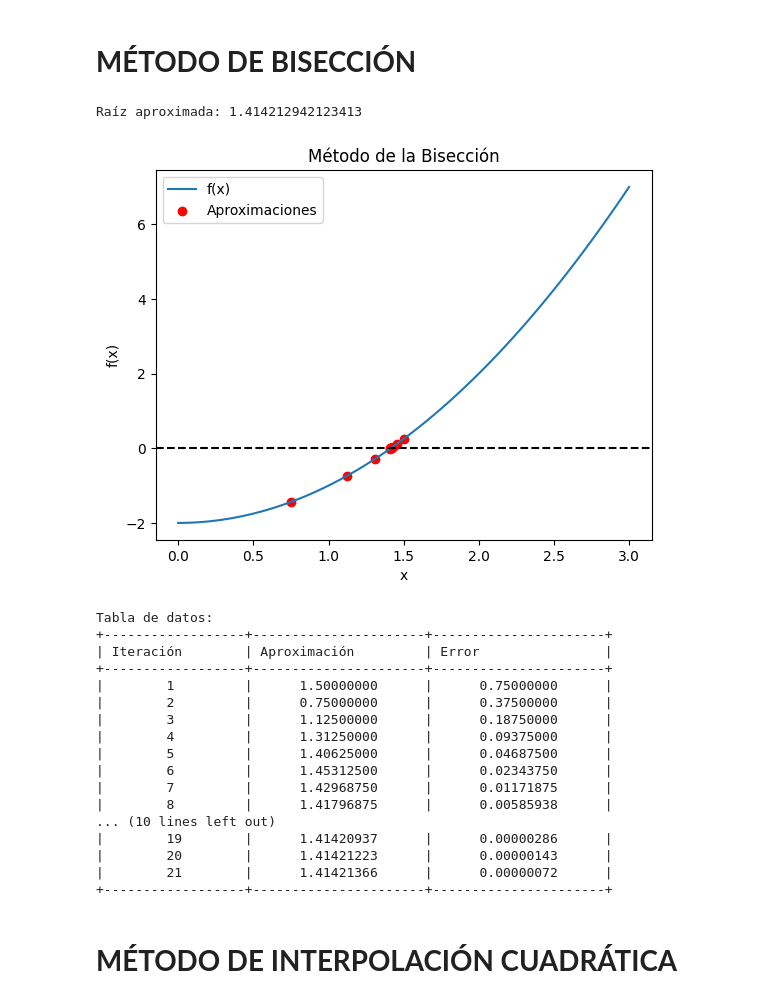
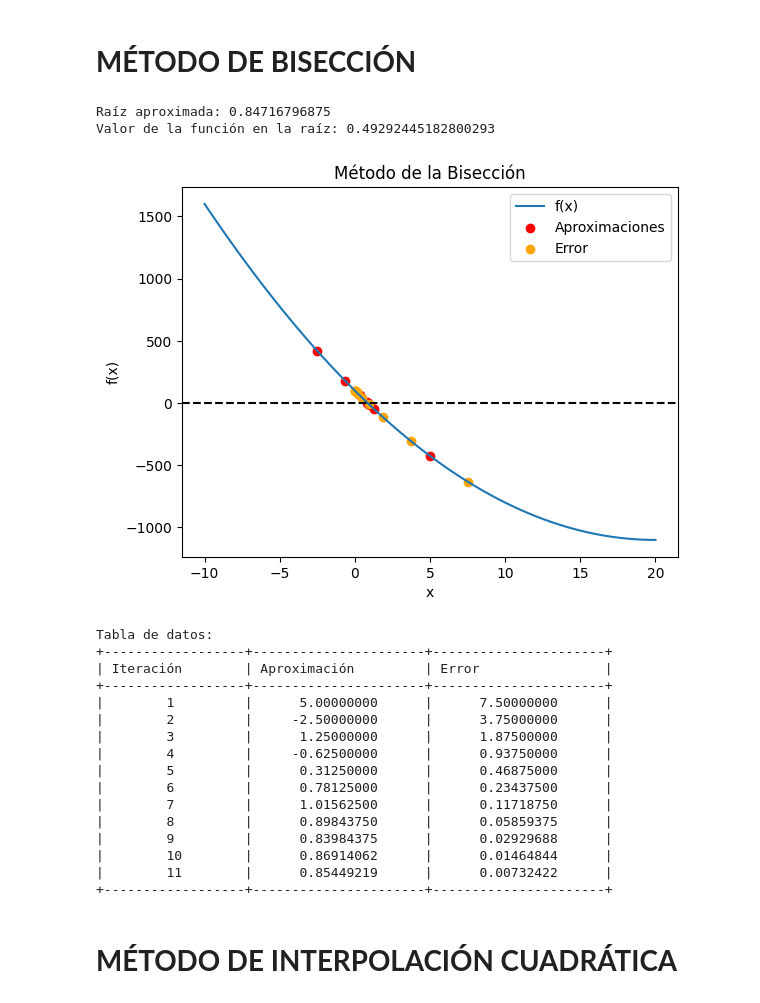
Before and after one commit to danielapavas/Optimizacion, a Jupyter notebook: Metodo_de_bisección.ipynb, the cells around one changed output. Cells and saved outputs as stored; diff of their text form; code cells hidden in the pictures.

```diff
--- a/Metodo_de_bisección.ipynb
+++ b/Metodo_de_bisección.ipynb
@@ -6,87 +6,90 @@
 import matplotlib.pyplot as plt
 import numpy as np
 # %%
-def biseccion(funcion, a, b, tolerance, maximo):
-    if funcion(a) * funcion(b) >= 0:
+def biseccion(funcion, xl, xu, tolerancia, maximo):
+    if funcion(xl) * funcion(xu) >= 0:
         raise ValueError("La función no cumple con el teorema de Bolzano en el intervalo dado.")
 
     i = 0
     listaError = []
     listaAproximacion = []
 
-    while (b - a) / 2 > tolerance and i < maximo:
-        mitad = (a + b) / 2
-        listaAproximacion.append(mitad)
+    while (xu - xl) / 2 > tolerancia and i < maximo:
+        xr = (xl + xu) / 2
+        listaAproximacion.append(xr)
 
-        if funcion(mitad) == 0:
-            return mitad,listaAproximacion, listaError
+        if funcion(xl) * funcion(xr) == 0:
+            return xr,listaAproximacion, listaError
 
-        elif funcion(mitad) * funcion(a) < 0:
-            b = mitad
+        elif funcion(xl) * funcion(xr) < 0:
+            xu = xr
         else:
-            a = mitad
+            xl = xr
 
-        error = abs ((b - a) / 2)
+        error = abs ((xu - xl) / 2)
         listaError.append(error)
         i += 1
 
-    return (a + b) / 2, listaAproximacion, listaError
+    return (xl + xu) / 2, listaAproximacion, listaError
 
 #ejemplo
 def ejemplo(x):
-    return x**2 - 2
+    return 3*x**2 - 120*x +100
 
-a = 0
-b = 3
-tolerance = 1e-6
+xl = -10
+xu = 20
+tolerancia = 0.01
 maximo = 100
 
-root, listaAproximacion, listaError = biseccion(ejemplo, a, b, tolerance, maximo)
+root, listaAproximacion, listaError = biseccion(ejemplo, xl, xu, tolerancia, maximo)
+valor_en_raiz = ejemplo(root) # Evaluar la función en la raíz aproximada
 print("\nRaíz aproximada:", root)
+print("Valor de la función en la raíz:", valor_en_raiz)
 
 
 # Crear gráfica si hay datos
 if listaAproximacion:
-    x = np.linspace(a, b, 100)
+    x = np.linspace(xl, xu, 100)
     y = ejemplo(x)
 
     plt.plot(x, y, label='f(x)')
     plt.axhline(y=0, color='black', linestyle='--')
     plt.scatter(listaAproximacion, [ejemplo(x) for x in listaAproximacion], color='red', label='Aproximaciones')
+    plt.scatter(listaError, [ejemplo(x) for x in listaError], color='orange', label='Error')
     plt.xlabel('x')
     plt.ylabel('f(x)')
     plt.legend()
     plt.title('Método de la Bisección')
     plt.show()
 
     # Crear tabla de datos si hay datos
     if listaError:
         print("\nTabla de datos:")
         print("+------------------+----------------------+----------------------+")
         print("| Iteración        | Aproximación         | Error                |")
         print("+------------------+----------------------+----------------------+")
         for i in range(len(listaAproximacion)):
             print(f"| {i+1:^16} | {listaAproximacion[i]:^20.8f} | {listaError[i]:^20.8f} |")
         print("+------------------+----------------------+----------------------+")
 # %% [output]
-Raíz aproximada: 1.414212942123413
+Raíz aproximada: 0.84716796875
+Valor de la función en la raíz: 0.49292445182800293
-[figure, old version]
+[figure, new version]
 Tabla de datos:
 +------------------+----------------------+----------------------+
 | Iteración        | Aproximación         | Error                |
 +------------------+----------------------+----------------------+
-|        1         |      1.50000000      |      0.75000000      |
-|        2         |      0.75000000      |      0.37500000      |
-|        3         |      1.12500000      |      0.18750000      |
-|        4         |      1.31250000      |      0.09375000      |
-|        5         |      1.40625000      |      0.04687500      |
-|        6         |      1.45312500      |      0.02343750      |
-|        7         |      1.42968750      |      0.01171875      |
-|        8         |      1.41796875      |      0.00585938      |
-... (10 lines left out)
-|        19        |      1.41420937      |      0.00000286      |
-|        20        |      1.41421223      |      0.00000143      |
-|        21        |      1.41421366      |      0.00000072      |
+|        1         |      5.00000000      |      7.50000000      |
+|        2         |     -2.50000000      |      3.75000000      |
+|        3         |      1.25000000      |      1.87500000      |
+|        4         |     -0.62500000      |      0.93750000      |
+|        5         |      0.31250000      |      0.46875000      |
+|        6         |      0.78125000      |      0.23437500      |
+|        7         |      1.01562500      |      0.11718750      |
+|        8         |      0.89843750      |      0.05859375      |
+|        9         |      0.83984375      |      0.02929688      |
+|        10        |      0.86914062      |      0.01464844      |
+|        11        |      0.85449219      |      0.00732422      |
 +------------------+----------------------+----------------------+
 # %% [markdown]
 # **MÉTODO DE INTERPOLACIÓN CUADRÁTICA**
```
Also changed, not shown: parts of 2 cells of this notebook.
